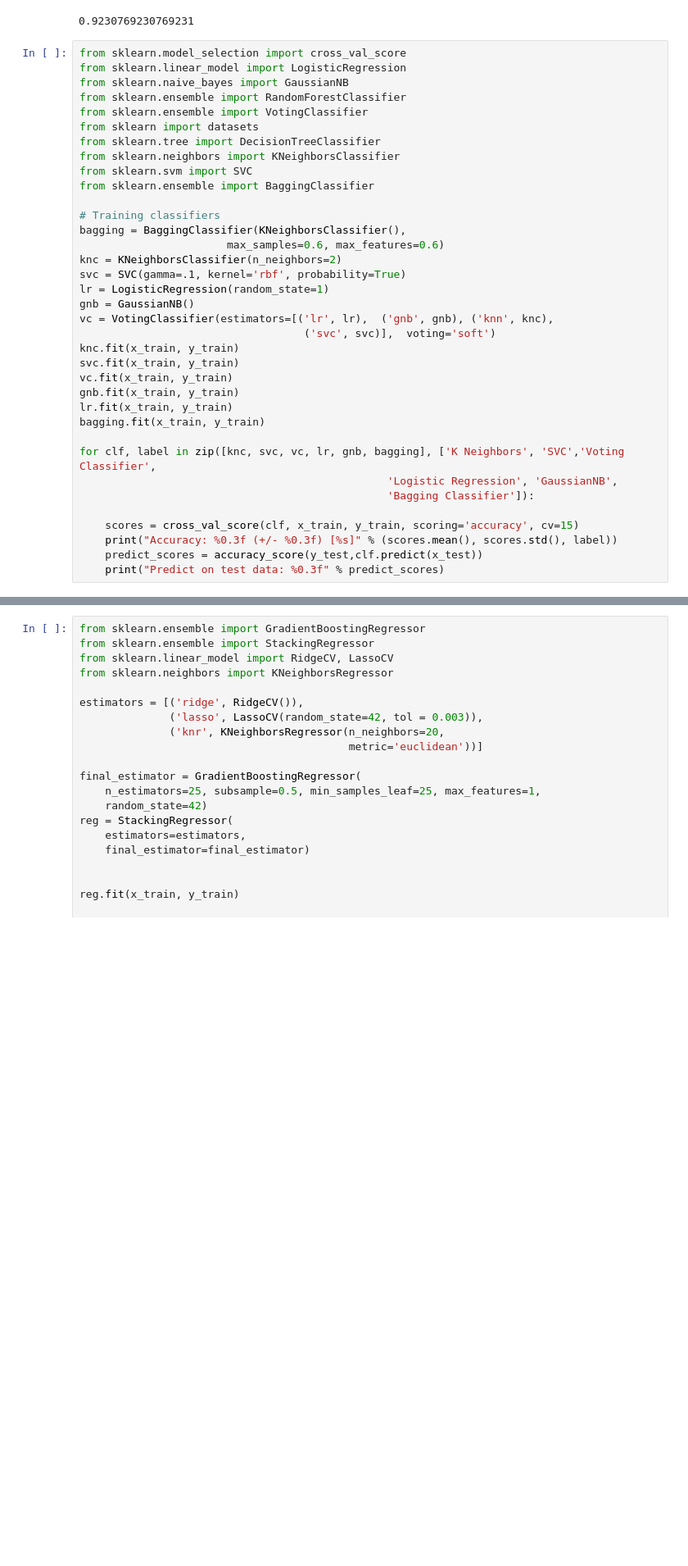
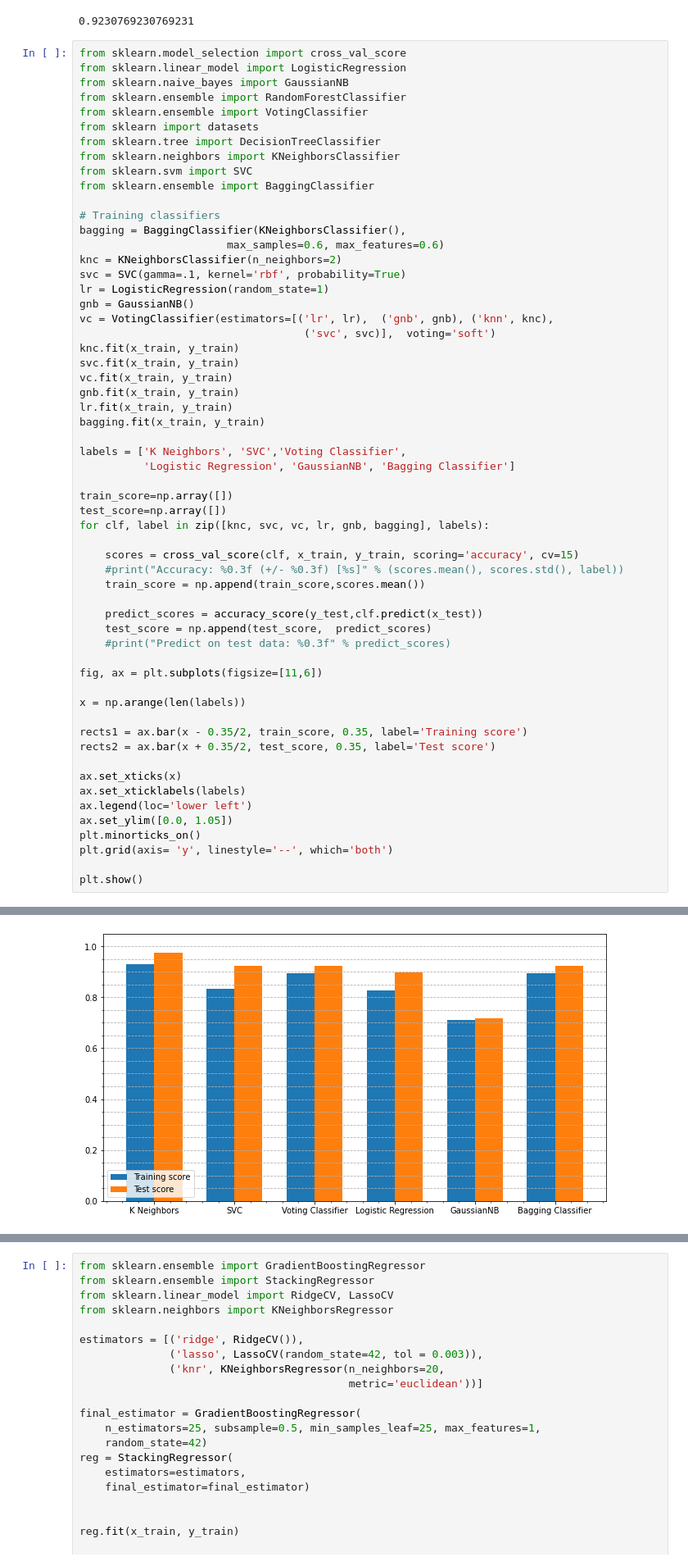
Before and after one commit to he16946/Assignment2020, a Jupyter notebook: Assignment2020.ipynb, the cells around one changed output, grey strips where cells are left out. Shown: that part at 82% size. Drawn from its saved outputs; the diff is of its cells as text; blank space fills up the shorter version.

Commit message:
graphs and extras

```diff
--- a/Assignment2020.ipynb
+++ b/Assignment2020.ipynb
@@ -197,12 +197,34 @@ gnb.fit(x_train, y_train)
 lr.fit(x_train, y_train)
 bagging.fit(x_train, y_train)
 
-for clf, label in zip([knc, svc, vc, lr, gnb, bagging], ['K Neighbors', 'SVC','Voting Classifier',
-                                                'Logistic Regression', 'GaussianNB',
-                                                'Bagging Classifier']):
+labels = ['K Neighbors', 'SVC','Voting Classifier',
+          'Logistic Regression', 'GaussianNB', 'Bagging Classifier']
+
+train_score=np.array([])
+test_score=np.array([])
+for clf, label in zip([knc, svc, vc, lr, gnb, bagging], labels):
 
     scores = cross_val_score(clf, x_train, y_train, scoring='accuracy', cv=15)
-    print("Accuracy: %0.3f (+/- %0.3f) [%s]" % (scores.mean(), scores.std(), label))
+    #print("Accuracy: %0.3f (+/- %0.3f) [%s]" % (scores.mean(), scores.std(), label))
+    train_score = np.append(train_score,scores.mean())
+
     predict_scores = accuracy_score(y_test,clf.predict(x_test))
-    print("Predict on test data: %0.3f" % predict_scores)
+    test_score = np.append(test_score,  predict_scores)
+    #print("Predict on test data: %0.3f" % predict_scores)
+
+fig, ax = plt.subplots(figsize=[11,6])
+
+x = np.arange(len(labels))
+
+rects1 = ax.bar(x - 0.35/2, train_score, 0.35, label='Training score')
+rects2 = ax.bar(x + 0.35/2, test_score, 0.35, label='Test score')
+
+ax.set_xticks(x)
+ax.set_xticklabels(labels)
+ax.legend(loc='lower left')
+ax.set_ylim([0.0, 1.05])
+plt.minorticks_on()
+plt.grid(axis= 'y', linestyle='--', which='both')
+
+plt.show()
 # %% [output]
@@ -221,3 +231,4 @@ Predict on test data: 0.949
+[figure, added]
 # %%
 gbc = GradientBoostingClassifier(n_estimators=100, learning_rate=1.0, max_depth=None)
 abc = AdaBoostClassifier(n_estimators=100)
```
Also changed, not shown: parts of 6 cells of this notebook.
